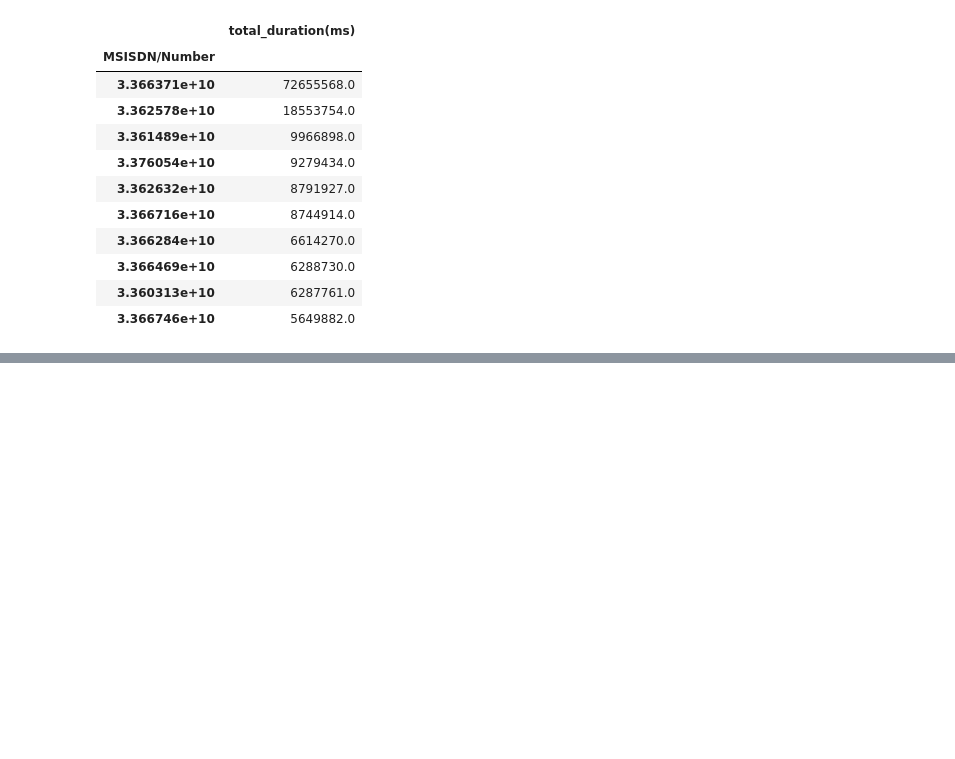
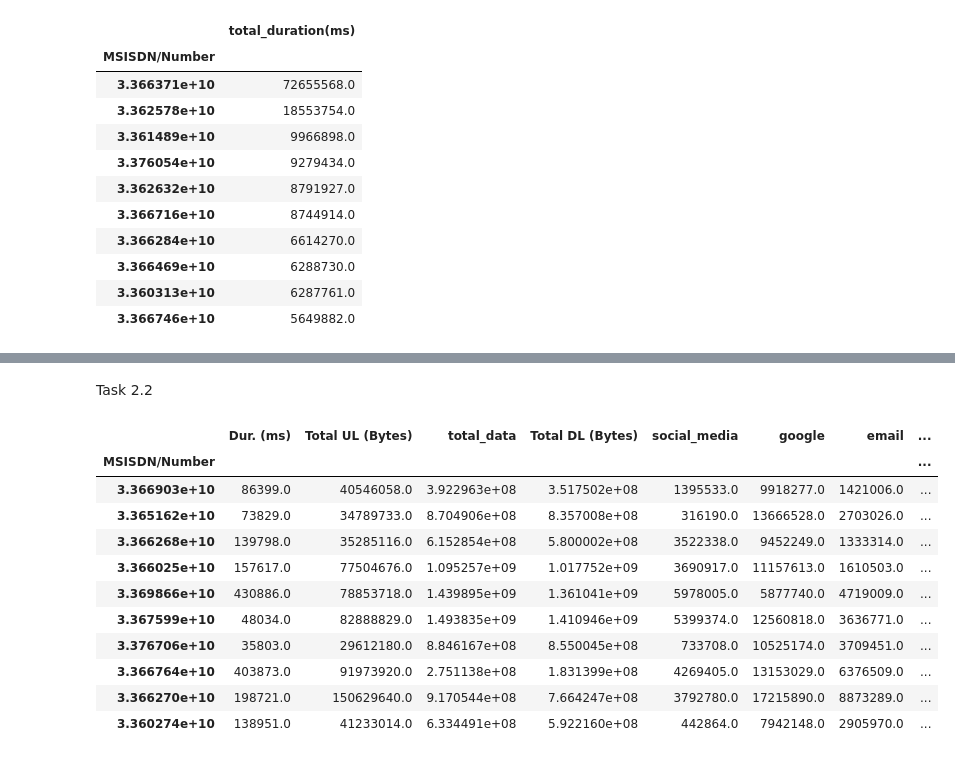
Before and after one commit to Keriii/week_1, a Jupyter notebook: notebook/EDA analysis.ipynb, the cells around one changed output, grey strips where cells are left out. Cells and saved outputs as stored; diff of their text form; code cells hidden in the pictures; blank space fills up the shorter version.

```diff
--- a/notebook/EDA analysis.ipynb
+++ b/notebook/EDA analysis.ipynb
@@ -117,0 +149,11 @@ duration.head(10)
+# %%
+#it is better to sum the UL and DL volume of the applications per user, to get the total volume of data per user
+
+data['social_media'] = data['Social Media DL (Bytes)'] + data['Social Media UL (Bytes)']
+data['google'] = data['Google DL (Bytes)'] + data['Google UL (Bytes)']
+data['email'] = data['Email DL (Bytes)'] + data['Email UL (Bytes)']
+data['youtube'] = data['Youtube DL (Bytes)'] + data['Youtube UL (Bytes)']
+data['netflix'] = data['Netflix DL (Bytes)'] + data['Netflix UL (Bytes)']
+data['gaming'] = data['Gaming DL (Bytes)'] + data['Gaming UL (Bytes)']
+data['other'] = data['Other DL (Bytes)'] + data['Other UL (Bytes)']
+data['total_data'] = data['Total UL (Bytes)'] + data['Total DL (Bytes)']
@@ -117,0 +176,22 @@ duration.head(10)
+# %% [markdown]
+Task 2.2
+# %%
+#Describe all  relevant variables. For the purpose of this analysis, we will focus on the following variables:
+#MSISDN/Number, Dur. (ms), Total UL (Bytes), Total DL (Bytes), Social Media UL (Bytes), Social Media DL (Bytes), Google UL (Bytes), Google DL (Bytes), Email UL (Bytes), Email DL (Bytes), Youtube UL (Bytes), Youtube DL (Bytes), Netflix UL (Bytes), Netflix DL (Bytes), Gaming UL (Bytes), Gaming DL (Bytes), Other UL (Bytes), Other DL (Bytes).
+#we can now merge all the dataframes to get the final dataframe
+
+variables = data[['MSISDN/Number', 'Dur. (ms)', 'Total UL (Bytes)', 'total_data', 'Total DL (Bytes)', 'social_media', 'google', 'email', 'youtube', 'netflix', 'gaming', 'other']].copy()
+variables.groupby('MSISDN/Number').sum().sample(10)
+# %% [output]
+|  | Dur. (ms) | Total UL (Bytes) | total_data | Total DL (Bytes) | social_media | google | email | ... |
+| MSISDN/Number |  |  |  |  |  |  |  | ... |
+| 3.366903e+10 | 86399.0 | 40546058.0 | 3.922963e+08 | 3.517502e+08 | 1395533.0 | 9918277.0 | 1421006.0 | ... |
+| 3.365162e+10 | 73829.0 | 34789733.0 | 8.704906e+08 | 8.357008e+08 | 316190.0 | 13666528.0 | 2703026.0 | ... |
+| 3.366268e+10 | 139798.0 | 35285116.0 | 6.152854e+08 | 5.800002e+08 | 3522338.0 | 9452249.0 | 1333314.0 | ... |
+| 3.366025e+10 | 157617.0 | 77504676.0 | 1.095257e+09 | 1.017752e+09 | 3690917.0 | 11157613.0 | 1610503.0 | ... |
+| 3.369866e+10 | 430886.0 | 78853718.0 | 1.439895e+09 | 1.361041e+09 | 5978005.0 | 5877740.0 | 4719009.0 | ... |
+| 3.367599e+10 | 48034.0 | 82888829.0 | 1.493835e+09 | 1.410946e+09 | 5399374.0 | 12560818.0 | 3636771.0 | ... |
+| 3.376706e+10 | 35803.0 | 29612180.0 | 8.846167e+08 | 8.550045e+08 | 733708.0 | 10525174.0 | 3709451.0 | ... |
+| 3.366764e+10 | 403873.0 | 91973920.0 | 2.751138e+08 | 1.831399e+08 | 4269405.0 | 13153029.0 | 6376509.0 | ... |
+| 3.366270e+10 | 198721.0 | 150629640.0 | 9.170544e+08 | 7.664247e+08 | 3792780.0 | 17215890.0 | 8873289.0 | ... |
+| 3.360274e+10 | 138951.0 | 41233014.0 | 6.334491e+08 | 5.922160e+08 | 442864.0 | 7942148.0 | 2905970.0 | ... |
```
Also changed, not shown: parts of 20 cells of this notebook.
